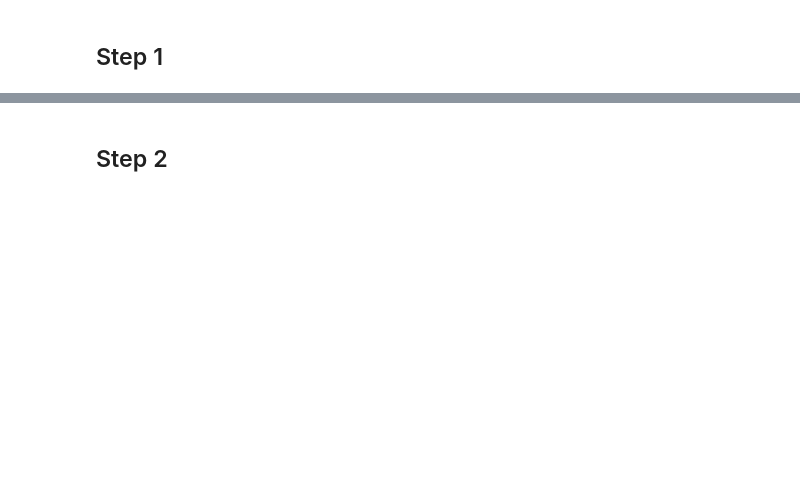
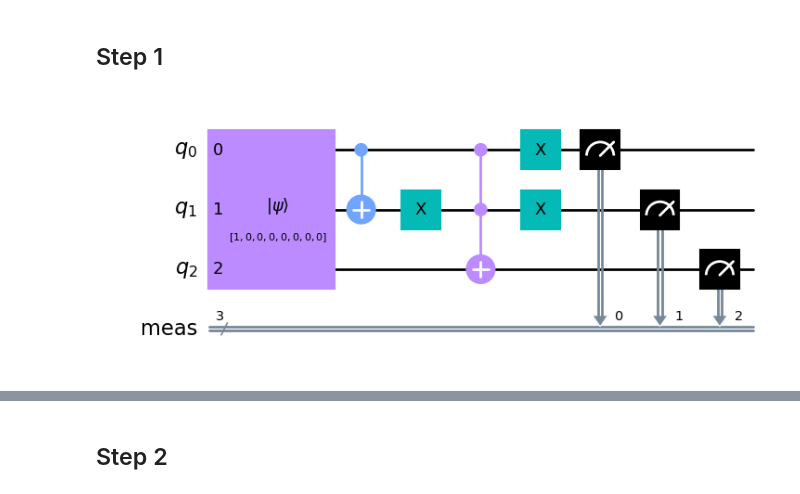
Before and after one commit to aoguedao/math689-introduction-to-quantum-computation-and-information, a Jupyter notebook: assignments/final.ipynb, the cells around one changed output, grey strips where cells are left out. Cells and saved outputs as stored; diff of their text form; code cells hidden in the pictures; blank space fills up the shorter version.

```diff
--- a/assignments/final.ipynb
+++ b/assignments/final.ipynb
@@ -12,20 +12,14 @@ from qiskit.quantum_info import Statevector
 from qiskit_ibm_runtime import QiskitRuntimeService, Sampler, Session, Options
 
 sns.set_style("whitegrid")
-sns.set_context("paper")
+sns.set_context("paper", font_scale=0.8)
 # %%
-output_path = Path() / "midterm_output"
+output_path = Path() / "final_output"
 output_path.mkdir(parents=True, exist_ok=True)
 
 service = QiskitRuntimeService(channel="ibm_quantum")
 backend_sim = service.get_backend("ibmq_qasm_simulator")
 backend_qc = service.least_busy(simulator=False)
-
-# options_sim = Options()
-# options_sim.simulator.seed_simulator = 42
-# options_sim.execution.shots = 2000
-# options_sim.optimization_level = 0 # no optimization
-# options_sim.resilience_level = 0 # no error mitigation
 # %%
 n_bits = 3
 numbers = np.arange(2 ** n_bits)
@@ -47,8 +50,10 @@ def increment_1_circuit(i):
     circuit.measure_all()
     return circuit
 # %%
-circuit_example_1 = increment_1_circuit(1)
-circuit_example_1.draw("mpl", plot_barriers=False, filename=None)#output_path / "circuit.png")
+circuit_example_1 = increment_1_circuit(0)
+circuit_example_1.draw("mpl", plot_barriers=False, filename=output_path / "circuit_increment_1.png")
+# %% [output]
+[figure, added]
 # %%
 # Simulator
 with Session(service=service, backend=backend_sim) as session_sim:
```
Also changed, not shown: parts of 12 cells of this notebook.
